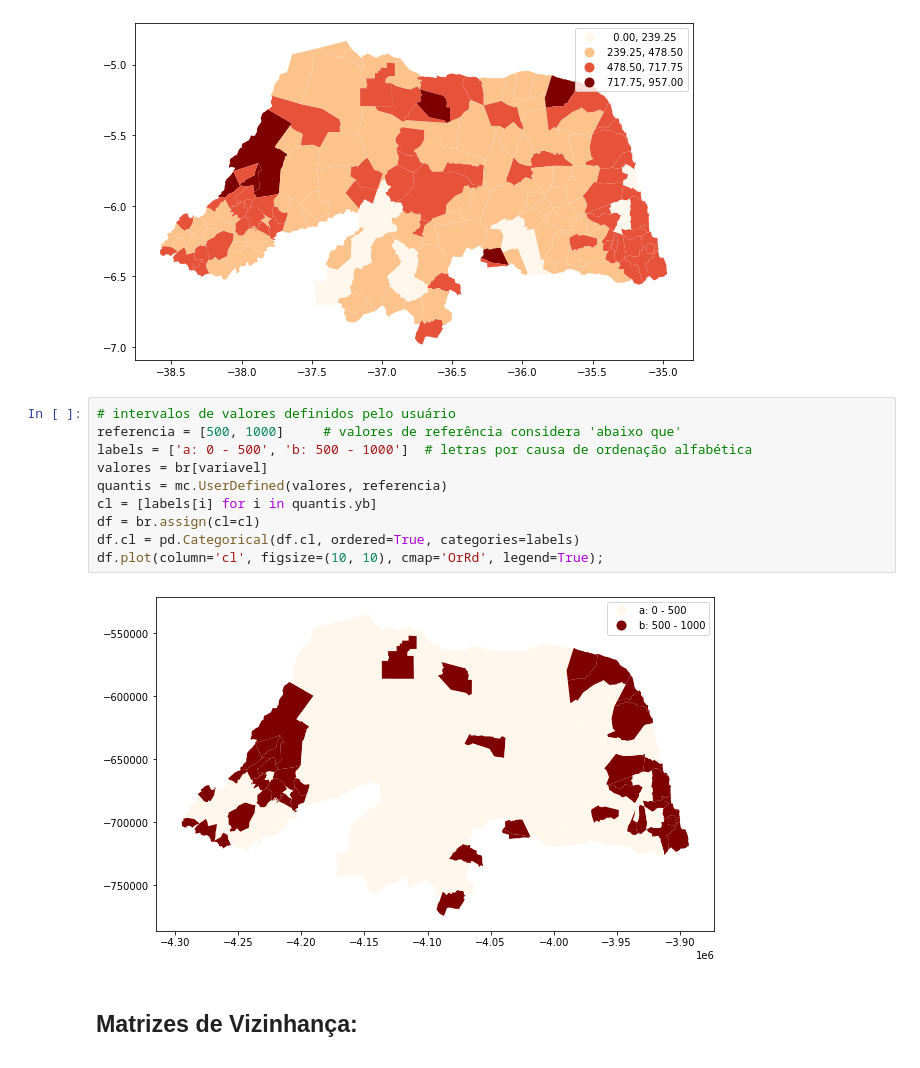
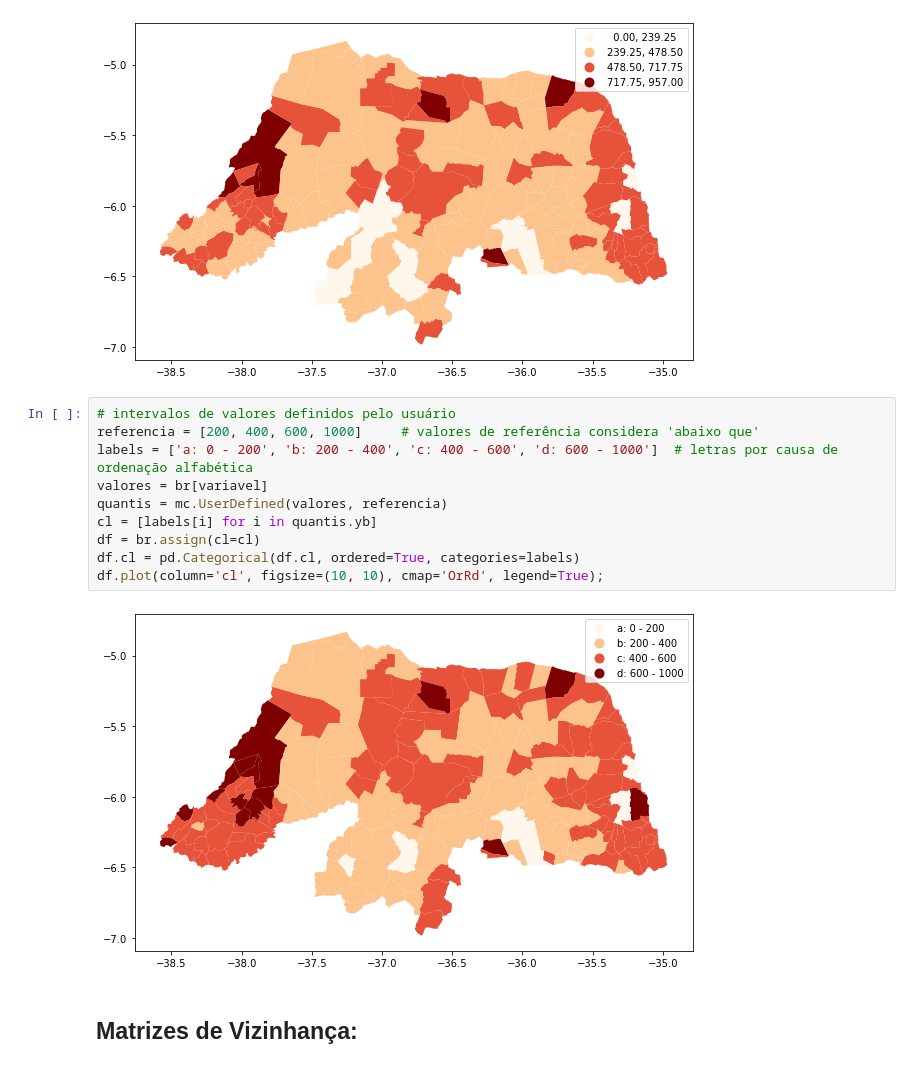
Before and after one commit to Gus-1003/Projetos_Geoestatistica, a Jupyter notebook: Sidra_RN_ProduçõesTemporarias/Sidra_RN_PT.ipynb, the cells around one changed output. Drawn from its saved outputs; the diff is of its cells as text.

```diff
--- a/Sidra_RN_ProduçõesTemporarias/Sidra_RN_PT.ipynb
+++ b/Sidra_RN_ProduçõesTemporarias/Sidra_RN_PT.ipynb
@@ -275,16 +295,16 @@ br.plot(column=variavel, figsize=(10, 10), scheme='Equal_Interval', cmap='OrRd',
 [figure]
 # %%
 # intervalos de valores definidos pelo usuário
-referencia = [500, 1000]     # valores de referência considera 'abaixo que'
-labels = ['a: 0 - 500', 'b: 500 - 1000']  # letras por causa de ordenação alfabética
+referencia = [200, 400, 600, 1000]     # valores de referência considera 'abaixo que'
+labels = ['a: 0 - 200', 'b: 200 - 400', 'c: 400 - 600', 'd: 600 - 1000']  # letras por causa de ordenação alfabética
 valores = br[variavel]
 quantis = mc.UserDefined(valores, referencia)
 cl = [labels[i] for i in quantis.yb]
 df = br.assign(cl=cl)
 df.cl = pd.Categorical(df.cl, ordered=True, categories=labels)
 df.plot(column='cl', figsize=(10, 10), cmap='OrRd', legend=True);
 # %% [output]
-[figure, old version]
+[figure, new version]
 # %% [markdown]
 ## Matrizes de Vizinhança:
 # %%
```
Also changed, not shown: parts of 12 cells of this notebook.
